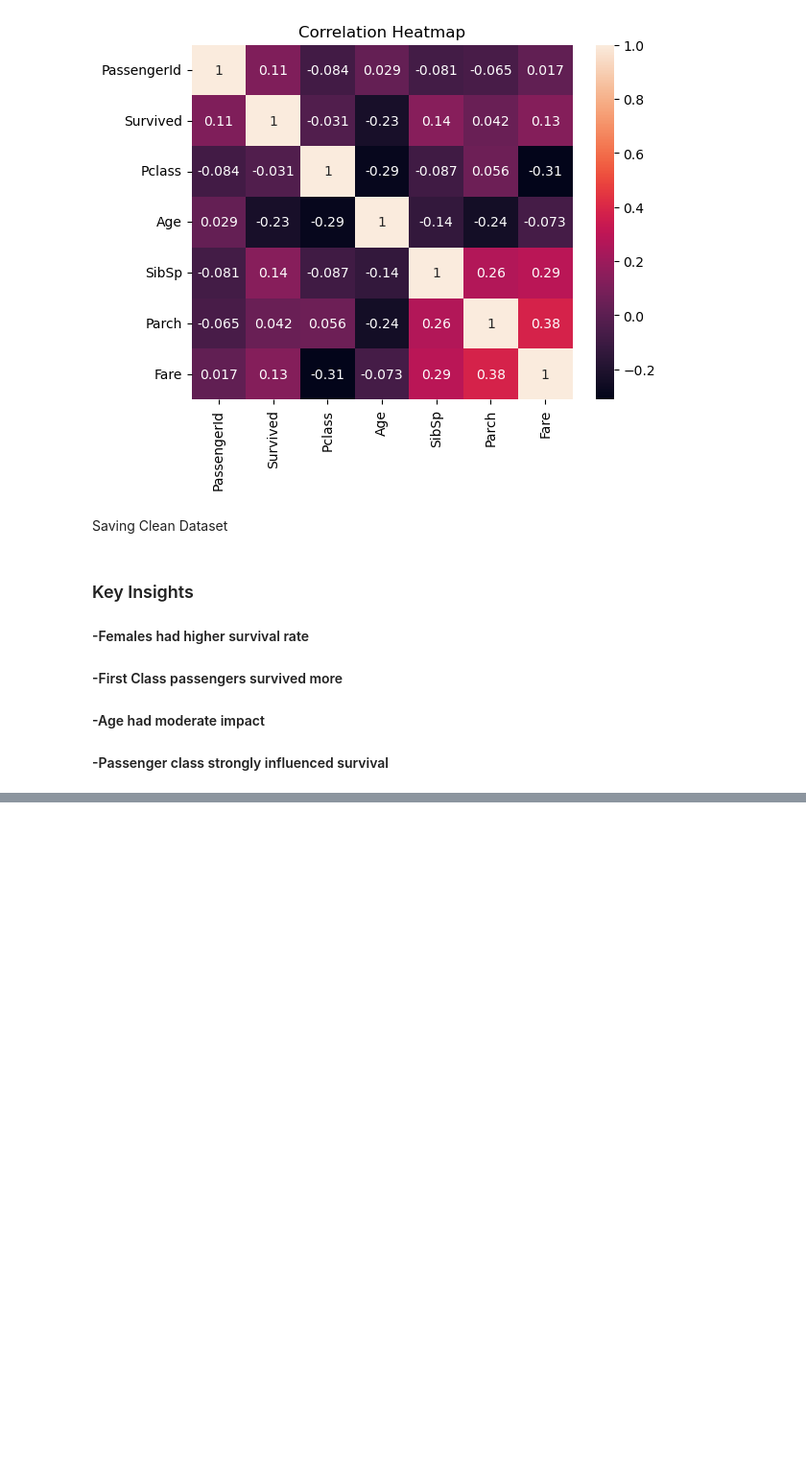
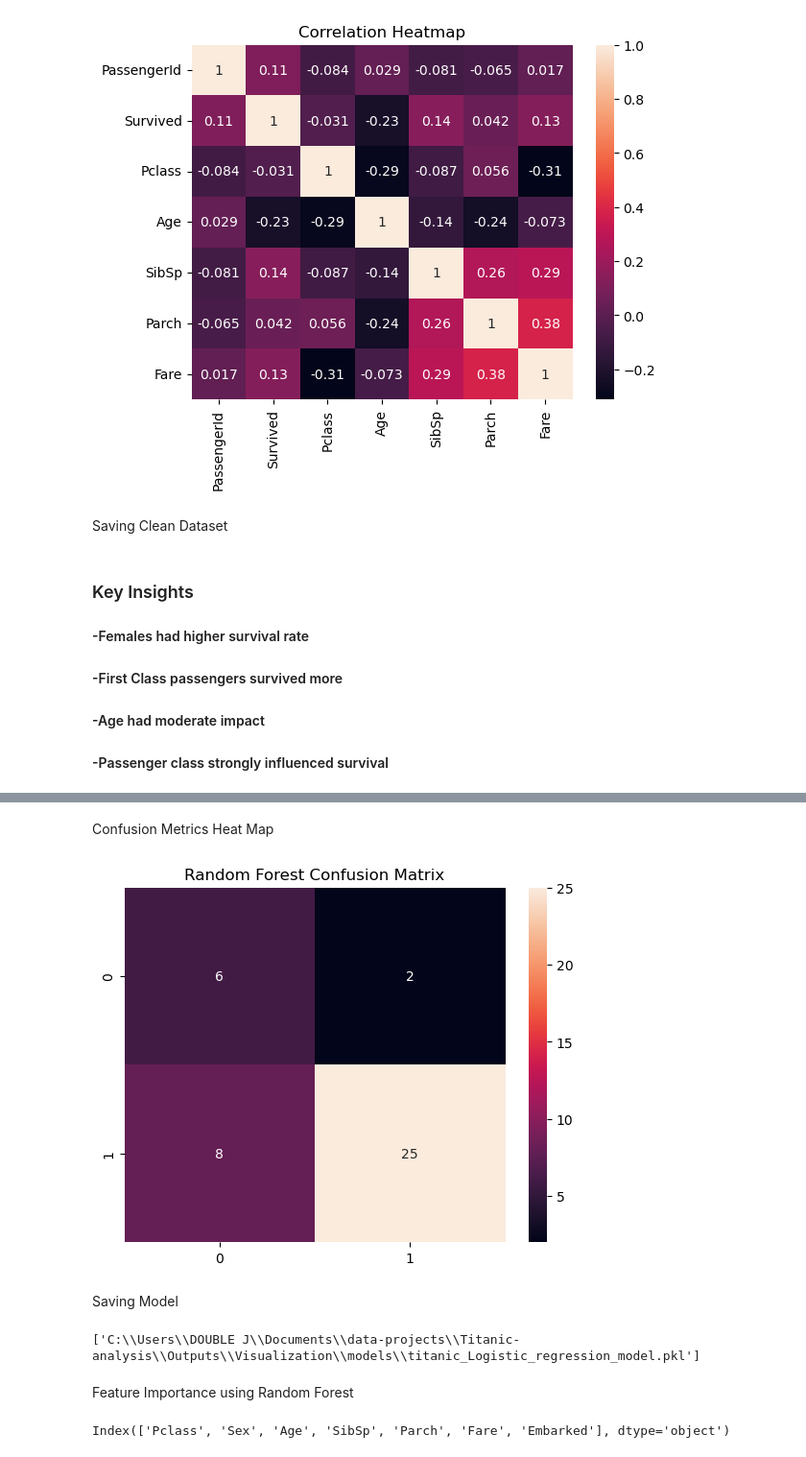
Before and after one commit to Aluka-Analysis/titanic-analysis, a Jupyter notebook: notebooks/01_titanic_ml.ipynb, the cells around one changed output, grey strips where cells are left out. Shown at 96% size. Saved outputs shown, nothing was run; the diff lists cells and outputs as text; code cells hidden in the pictures; blank space fills up the shorter version.

```diff
--- a/notebooks/01_titanic_ml.ipynb
+++ b/notebooks/01_titanic_ml.ipynb
@@ -182,0 +419,26 @@ df.to_csv(r"C:\Users\DOUBLE J\Documents\data-projects\Titanic-analysis\data\proc
+# %% [markdown]
+Confusion Metrics Heat Map
+# %%
+sns.heatmap(confusion_matrix(y_test, y_pred_RF), annot=True)
+plt.title("Random Forest Confusion Matrix")
+plt.show()
+# %% [output]
+[figure, added]
+# %% [markdown]
+Saving Model
+# %%
+import joblib
+
+joblib.dump(LR,r"C:\Users\DOUBLE J\Documents\data-projects\Titanic-analysis\Outputs\Visualization\models\titanic_Logistic_regression_model.pkl")
+# %% [output]
+['C:\\Users\\DOUBLE J\\Documents\\data-projects\\Titanic-analysis\\Outputs\\Visualization\\models\\titanic_Logistic_regression_model.pkl']
+# %% [markdown]
+Feature Importance using Random Forest
+# %%
+# Get Feature Importance
+importance = RF.feature_importances_
+
+features = X.columns
+features
+# %% [output]
+Index(['Pclass', 'Sex', 'Age', 'SibSp', 'Parch', 'Fare', 'Embarked'], dtype='object')
```
Also changed, not shown: parts of 49 cells of this notebook, 4 other files.
